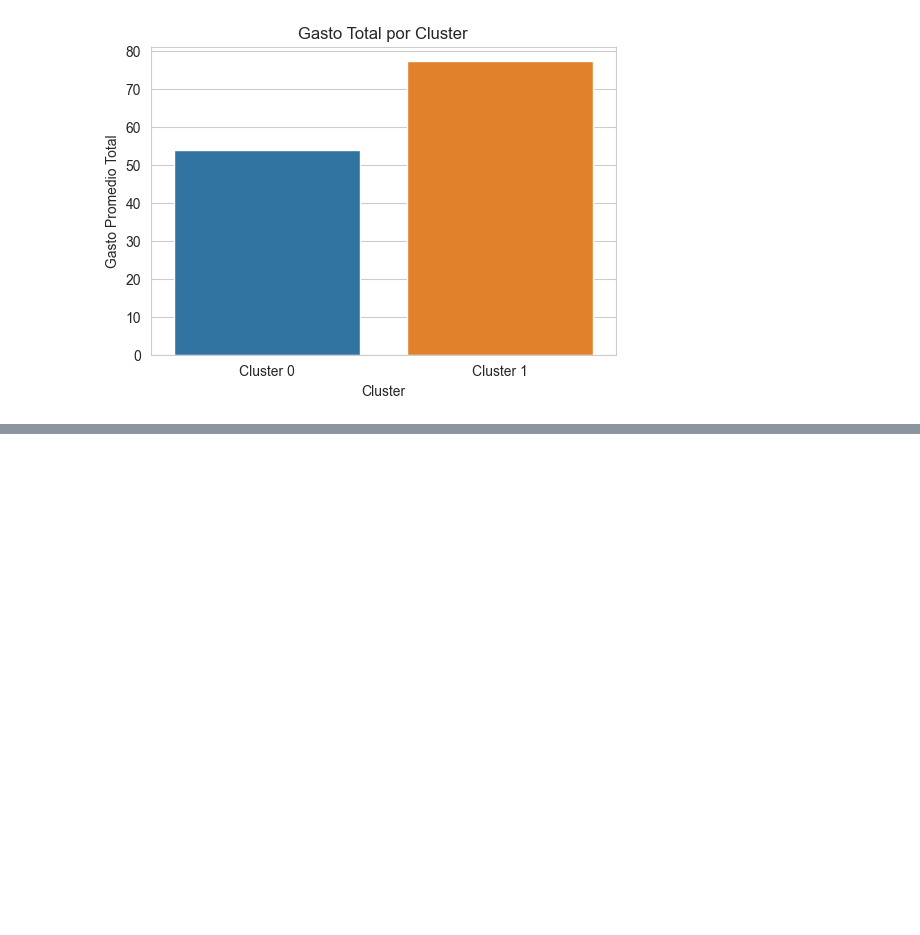
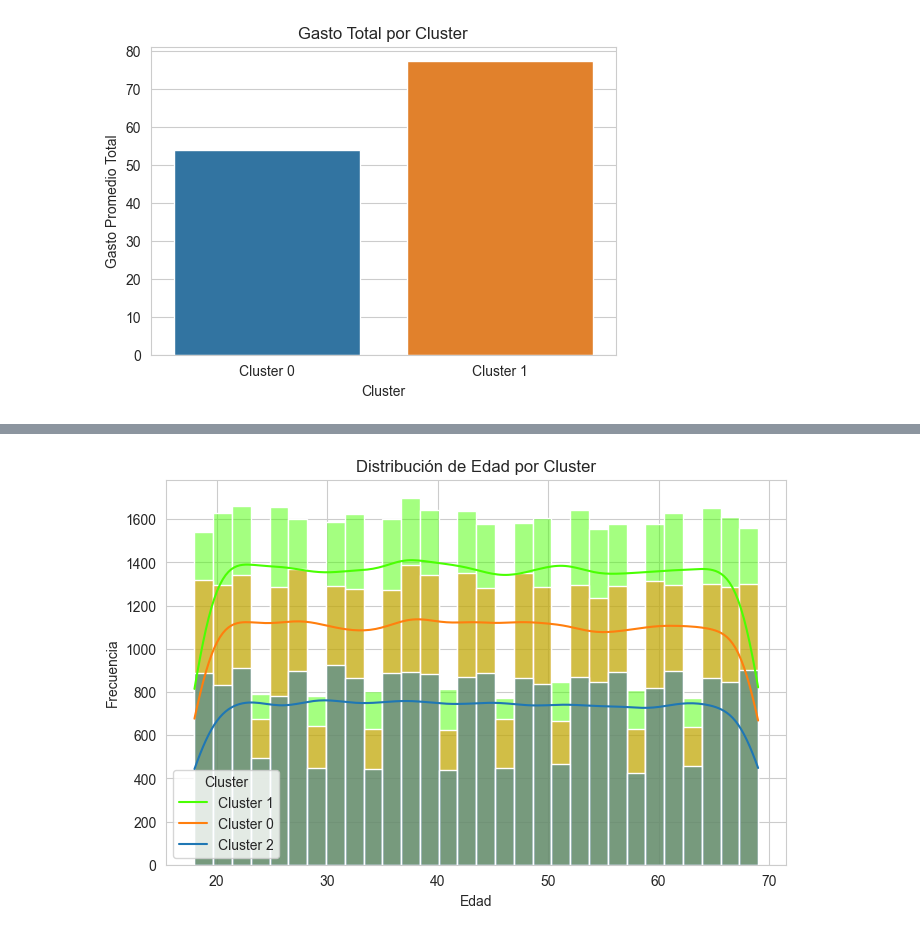
Before and after one commit to CarlosRG94/Proyecto-IA, a Jupyter notebook: segmentacion.ipynb, the cells around one changed output, grey strips where cells are left out. Cells and saved outputs as stored; diff of their text form; code cells hidden in the pictures; blank space fills up the shorter version.

```diff
--- a/segmentacion.ipynb
+++ b/segmentacion.ipynb
@@ -270,0 +428,11 @@ plt.show()
+# %%
+# Distribución de Edad por Cluster
+plt.figure(figsize=(8, 5))
+sns.histplot(data=df_original, x="age", hue="cluster", kde=True, bins=30, palette=["#1f77b4", "#ff7f0e", "#4aff03"], alpha=0.5)
+plt.xlabel("Edad")
+plt.ylabel("Frecuencia")
+plt.title("Distribución de Edad por Cluster")
+plt.legend(title="Cluster", labels=["Cluster 1", "Cluster 0", "Cluster 2"])
+plt.show()
+# %% [output]
+[figure, added]
```
Also changed, not shown: parts of 26 cells of this notebook.
